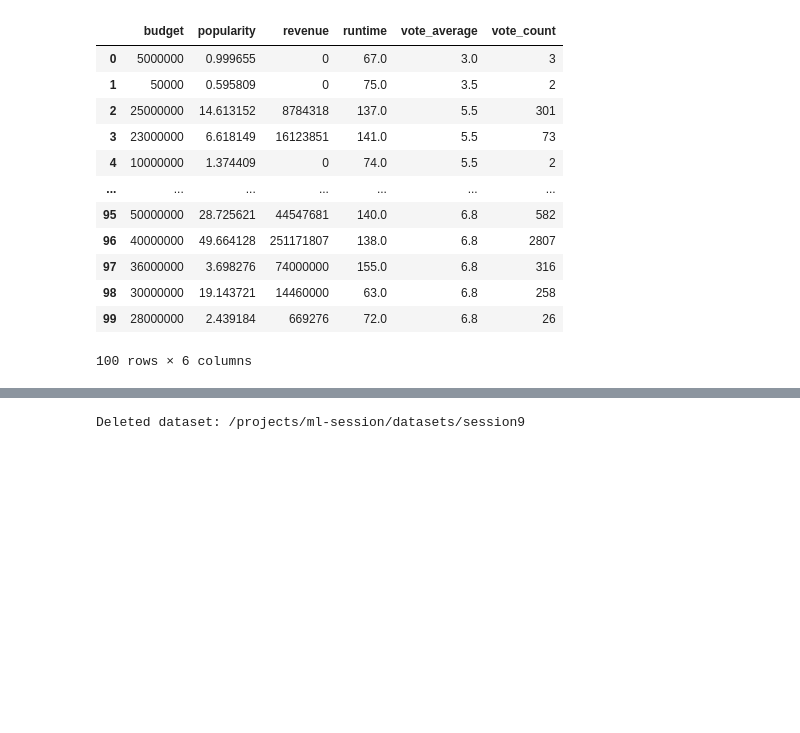
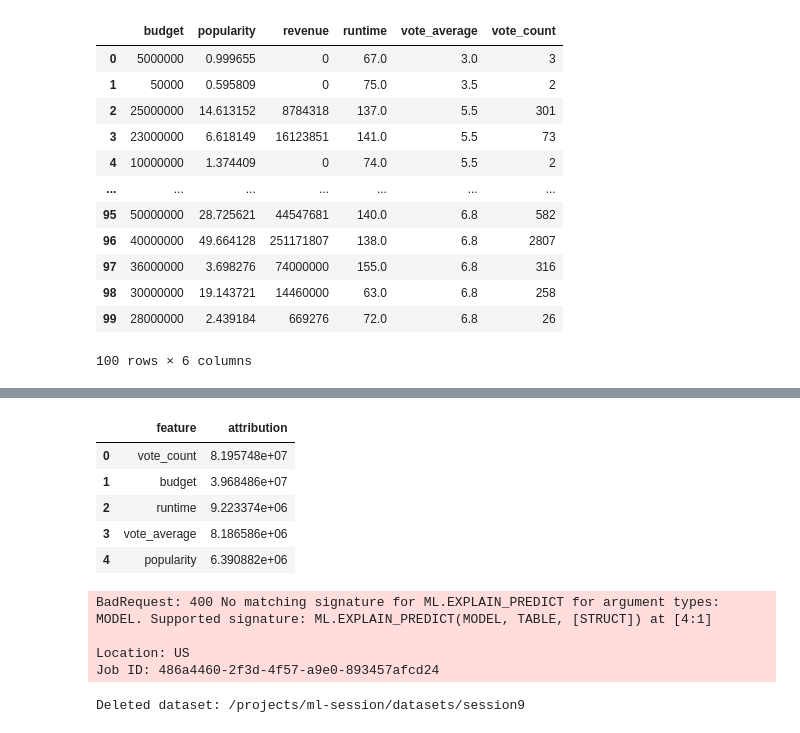
Before and after one commit to kootr/ml-study-session, a Jupyter notebook: 20220326_vertexai_workbench/bq_demo.ipynb, the cells around one changed output, grey strips where cells are left out. Saved outputs shown, nothing was run; the diff lists cells and outputs as text; code cells hidden in the pictures; blank space fills up the shorter version.

Commit message:
modify ipynb for session 9

```diff
--- a/20220326_vertexai_workbench/bq_demo.ipynb
+++ b/20220326_vertexai_workbench/bq_demo.ipynb
@@ -98,7 +74,7 @@ https://www.kaggle.com/datasets/tmdb/tmdb-movie-metadata
 # Load data from Cloud Strage
 # %%
 from google.cloud import storage
-client = storage.Client(project=' ml-session')
+gcs_client = storage.Client(project=' ml-session')
 # %%
 import pandas as pd
 import numpy as np
@@ -488,9 +466,8 @@ bq_table.head(1)
 # %%
-# Define a name for the new dataset.
 dataset_id = 'session9'
 
-# The project defaults to the Client's project if not specified.
-dataset = client.create_dataset(dataset_id)  # API request
+# dataset = client.create_dataset(dataset_id)
+dataset = client.get_dataset(dataset_ref=dataset_id)
 # %%
 dataset
 # %% [output]
@@ -596,3 +572,53 @@ Job ID: facd9682-afd6-42cd-919d-5af98b7fc330
+# %%
+global_explain = """
+SELECT
+  *
+FROM
+  ML.GLOBAL_EXPLAIN(MODEL `session9.movie_revenue_pred`)
+"""
+
+client.query(global_explain).to_dataframe()
+# %% [output]
+|  | feature | attribution |
+| 0 | vote_count | 8.195748e+07 |
+| 1 | budget | 3.968486e+07 |
+| 2 | runtime | 9.223374e+06 |
+| 3 | vote_average | 8.186586e+06 |
+| 4 | popularity | 6.390882e+06 |
+# %%
+explain_predict = """
+SELECT *
+FROM
+ML.EXPLAIN_PREDICT(MODEL `session9.movie_revenue_pred`,
+ (
+ SELECT
+   25000000 AS budget,
+   14.613152 AS popularity,
+   137.0 AS runtime,
+   5.5 AS vote_average,
+   301 AS vote_count,
+STRUCT(6 AS top_k_features))
+"""
+client.query(explain_predict).to_dataframe()
+
+# 新しい ML.EXPLAIN_PREDICT 関数
+SELECT *
+FROM
+ML.EXPLAIN_PREDICT(MODEL session8.taxi_tip_regression_model,
+ (
+ SELECT
+   "0" AS vendor_id,
+   1 AS passenger_count,
+   CAST(5.85 AS NUMERIC) AS trip_distance,
+   "0" AS rate_code,
+   "0" AS payment_type,
+   CAST(55.56 AS NUMERIC) AS total_amount),
+ STRUCT(6 AS top_k_features))
+# %% [output]
+BadRequest: 400 No matching signature for ML.EXPLAIN_PREDICT for argument types: MODEL. Supported signature: ML.EXPLAIN_PREDICT(MODEL, TABLE, [STRUCT]) at [4:1]
+
+Location: US
+Job ID: 486a4460-2f3d-4f57-a9e0-893457afcd24
 # %%
 # Delete the dataset and its contents
 client.delete_dataset(dataset, delete_contents=True)
```
Also changed, not shown: parts of 13 cells of this notebook.
